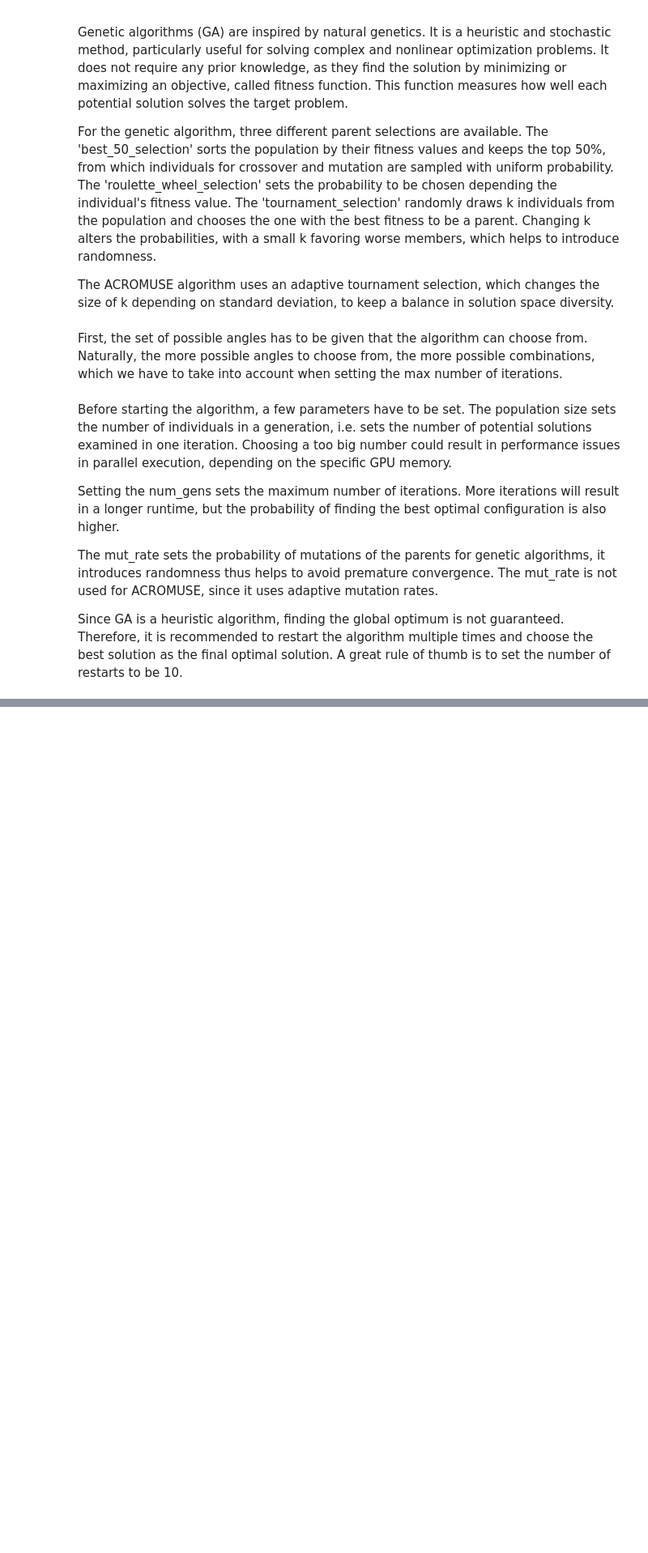
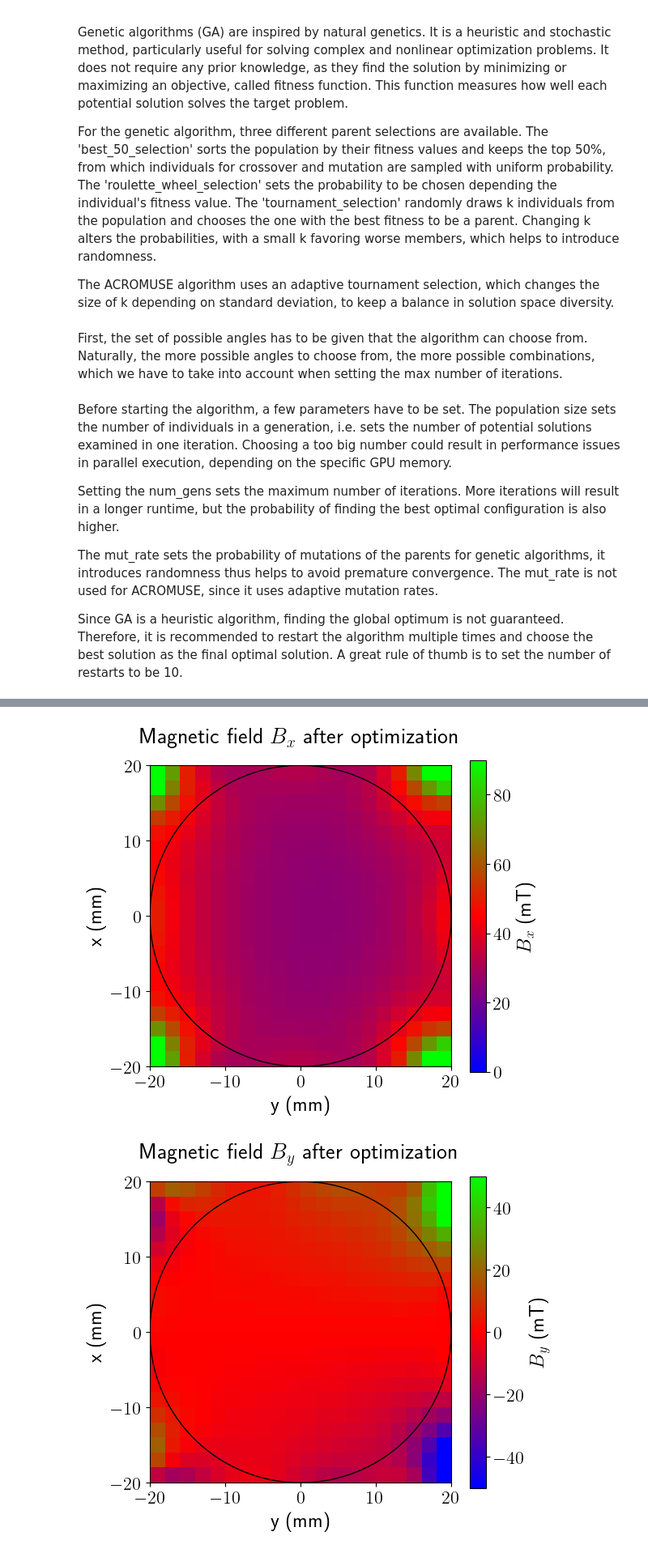
Before and after one commit to palmainczeffy/magoptlib, a Jupyter notebook: example.ipynb, the cells around one changed output, grey strips where cells are left out. Shown at 81% size. Cells and saved outputs as stored; diff of their text form; code cells hidden in the pictures; blank space fills up the shorter version.

```diff
--- a/example.ipynb
+++ b/example.ipynb
@@ -187,0 +262,73 @@ Best fitness: 1.003724e-01
+# %%
+
+# 1) Turn on LaTeX (you already have this)
+plt.rcParams['text.usetex'] = True
+
+# 2) Scale up all fonts in one go:
+plt.rcParams.update({
+    'font.size':        18,   # base font-size for text
+    'axes.titlesize':   20,   # title on each subplot
+    'axes.labelsize':   18,   # x/y labels
+    'xtick.labelsize':  16,   # x tick labels
+    'ytick.labelsize':  16,   # y tick labels
+    'legend.fontsize':  16,   # if you ever use a legend
+    'figure.titlesize': 20,   # suptitle
+})
+
+# plt.rcdefaults()
+# %%
+
+#print
+fig, ax = plt.subplots(figsize=(6, 5))
+BX_res = best_Bx.reshape(20, 20)
+pos = ax.imshow(BX_res, cmap='brg', extent=(-20, 20, -20, 20),origin='lower', vmax=90, vmin=0)  # vmax=70, vmin=-70
+#, vmin=-70, vmax=70
+cbar = fig.colorbar(pos)
+cbar.set_label(r'$B_x$ (mT)')
+
+# 2) axis labelsr'\textbf{time (s)}'
+ax.set_xlabel("y (mm)")
+ax.set_ylabel("x (mm)")
+ax.set_xticks(np.linspace(-20, 20, 5))
+ax.set_yticks(np.linspace(-20, 20, 5))
+circle = plt.Circle((0, 0), 20, color='k', fill=False)
+# put a circle in the middle
+ax.add_patch(circle)
+ax.set_title("Magnetic field $B_x$ after optimization", pad=20)
+plt.show()
+
+fig, ax = plt.subplots(figsize=(6, 5))
+BY_res = best_By.reshape(20, 20)
+pos = ax.imshow(BY_res, cmap='brg', extent=(-20, 20, -20, 20),origin='lower', vmax = 50, vmin=-50)
+cbar = fig.colorbar(pos)
+cbar.set_label(r'$B_y$ (mT)')
+# 2) axis labelsr'\textbf{time (s)}'
+ax.set_xlabel("y (mm)")
+ax.set_ylabel("x (mm)")
+ax.set_xticks(np.linspace(-20, 20, 5))
+ax.set_yticks(np.linspace(-20, 20, 5))
+circle = plt.Circle((0, 0), 20, color='k', fill=False)
+# put a circle in the middle
+ax.add_patch(circle)
+ax.set_title("Magnetic field $B_y$ after optimization", pad=20)
+plt.show()
+
+
+fig, ax = plt.subplots(figsize=(6, 5))
+BZ_res = best_Bz.reshape(20, 20)
+pos = ax.imshow(BZ_res, cmap='brg', extent=(-20, 20, -20, 20),origin='lower', vmax = 10, vmin=-10)
+cbar = fig.colorbar(pos)
+cbar.set_label(r'$B_z$ (mT)')
+# 2) axis labelsr'\textbf{time (s)}'
+ax.set_xlabel("y (mm)")
+ax.set_ylabel("x (mm)")
+ax.set_xticks(np.linspace(-20, 20, 5))
+ax.set_yticks(np.linspace(-20, 20, 5))
+circle = plt.Circle((0, 0), 20, color='k', fill=False)
+# put a circle in the middle
+ax.add_patch(circle)
+ax.set_title("Magnetic field $B_z$ after optimization", pad=20)
+plt.show()
+# %% [output]
+[figure, added]
+[figure, added]
```
Also changed, not shown: parts of 10 cells of this notebook, 2 other files.
